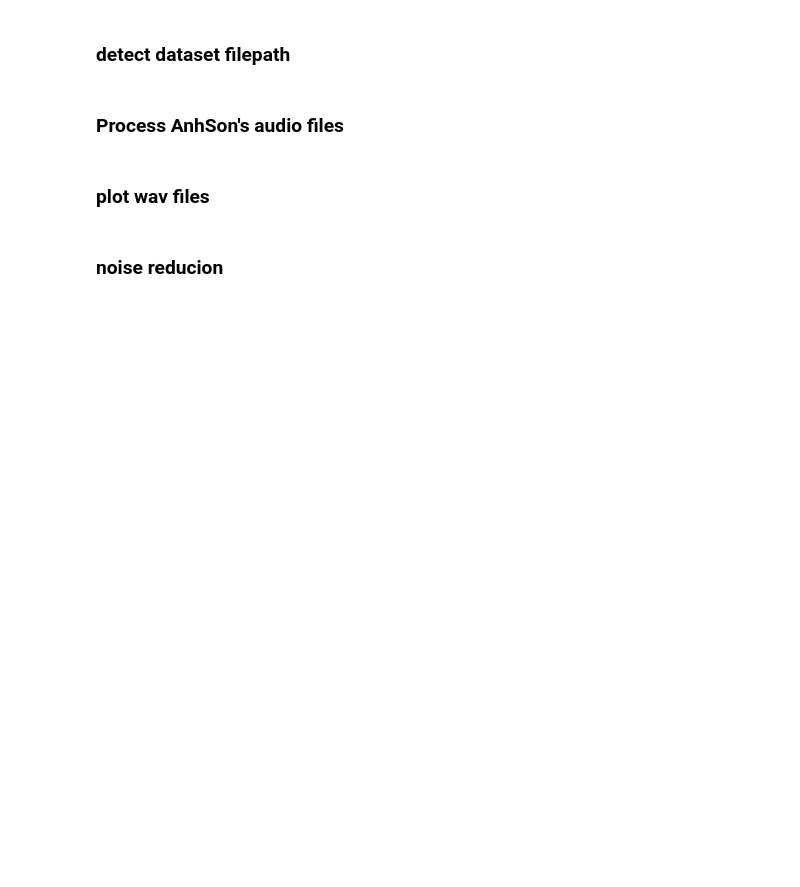
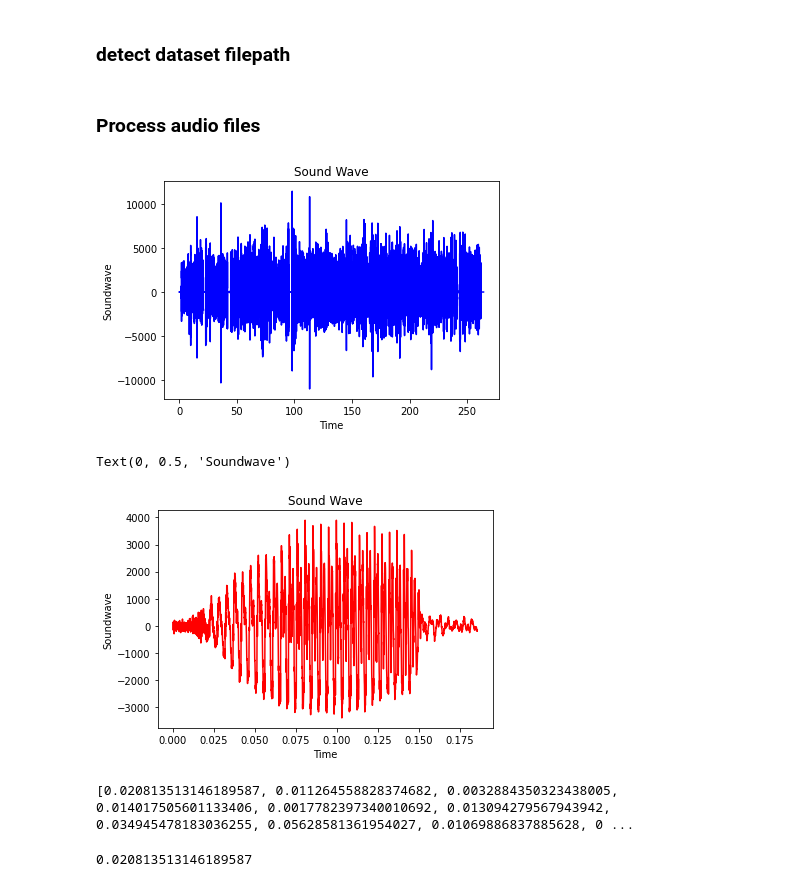
Before and after one commit to bluishfluid666/bahnar_tts, a Jupyter notebook: src-code/pattern-processing.ipynb, the cells around one changed output. Saved outputs shown, nothing was run; the diff lists cells and outputs as text; code cells hidden in the pictures; blank space fills up the shorter version.

```diff
--- a/src-code/pattern-processing.ipynb
+++ b/src-code/pattern-processing.ipynb
@@ -99,9 +159,15 @@ for count, filename in enumerate(os.listdir(fullpath)):
 # %%
 dataset = os.path.join(absolute_path, 'dataset')
 for count, filename in enumerate(os.listdir(dataset)):
-    print(filename)
+    if filename == 'Anh Sơn':
+        os.rename(f"{dataset}/Anh Sơn", f"{dataset}/Son")
+    else:
+        os.rename(f"{dataset}/Chị Bi", f"{dataset}/Bi")
+
+dataset1 = os.path.join(dataset, 'Son')
+dataset2 = os.path.join(dataset, 'Bi')
 # %% [markdown]
-### Process AnhSon's audio files
+### Process audio files
 # %%
 for count, filename in enumerate(os.listdir(fullpath)):
     if filename == "AnhSon":
@@ -127,7 +193,3 @@ for count, filename in enumerate(os.listdir(fullpath)):
                         min_error = 0.1
 
                         print(accept_test(pattern, test, min_error))
-# %% [markdown]
-### plot wav files
-# %% [markdown]
-### noise reducion
@@ -133,0 +199,65 @@ for count, filename in enumerate(os.listdir(fullpath)):
+# %%
+input_data = f"{absolute_path}/dataset/Son/KH-CN/KH-CN03.wav"
+input_data1 = f"{absolute_path}/pattern/AnhSon/conv-wav/test.wav"
+
+raw = wave.open(input_data)
+raw1 = wave.open(input_data1)
+
+signal = raw.readframes(-1)
+signal = np.frombuffer(signal, dtype="int16")
+signal1 = raw1.readframes(-1)
+signal1 = np.frombuffer(signal1, dtype="int16")
+
+# gets the frame rate
+f_rate = raw.getframerate()
+f_rate1 = raw1.getframerate()
+
+time = np.linspace(
+    0,  # start
+    len(signal) / f_rate,
+    num=len(signal)
+)
+time1 = np.linspace(
+    0,  # start
+    len(signal1) / f_rate1,
+    num=len(signal1)
+)
+
+# using matplotlib to plot
+# creates a new figure
+plt.plot(time, signal, 'b')
+# title of the plot
+plt.title("Sound Wave")
+
+# label of x-axis
+plt.xlabel("Time")
+plt.ylabel("Soundwave")
+
+
+plt.show()
+plt.plot(time1, signal1, 'r')
+
+# title of the plot
+plt.title("Sound Wave")
+
+# label of x-axis
+plt.xlabel("Time")
+plt.ylabel("Soundwave")
+# %% [output]
+[figure, added]
+Text(0, 0.5, 'Soundwave')
+[figure, added]
+# %%
+t1 = os.path.join(absolute_path, "dataset")
+t1 = os.path.join(t1, "Son")
+t1 = os.path.join(t1, "KH-CN")
+t1 = os.path.join(t1, "KH-CN03.wav")
+print(calc_distances(t1))
+# %% [output]
+[0.020813513146189587, 0.011264558828374682, 0.0032884350323438005, 0.014017505601133406, 0.0017782397340010692, 0.013094279567943942, 0.034945478183036255, 0.05628581361954027, 0.01069886837885628, 0 ...
+# %%
+my_set = calc_distances(t1)
+
+my_set[0]
+# %% [output]
+0.020813513146189587
```
Also changed, not shown: parts of 8 cells of this notebook, 1 other file.
